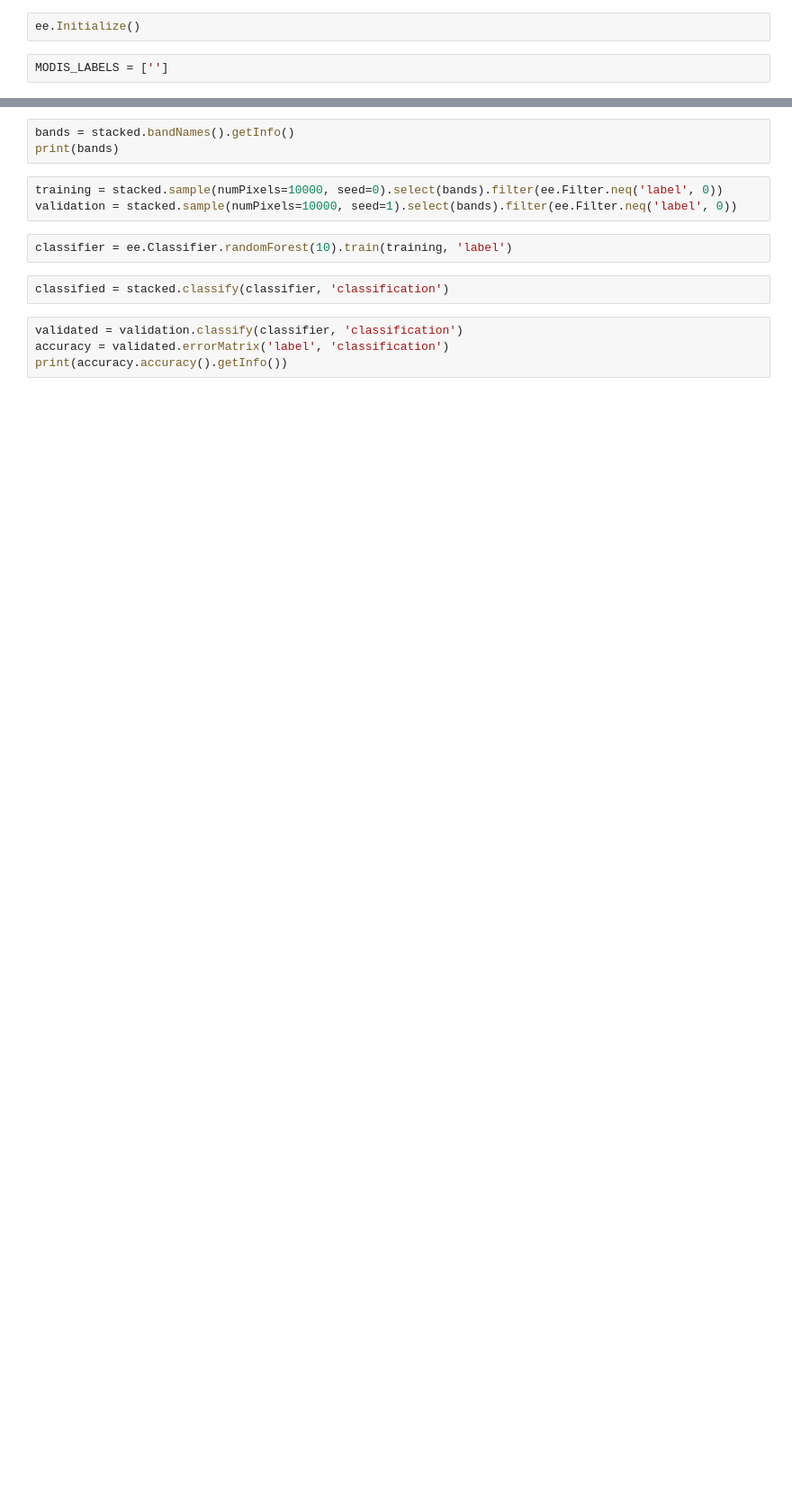
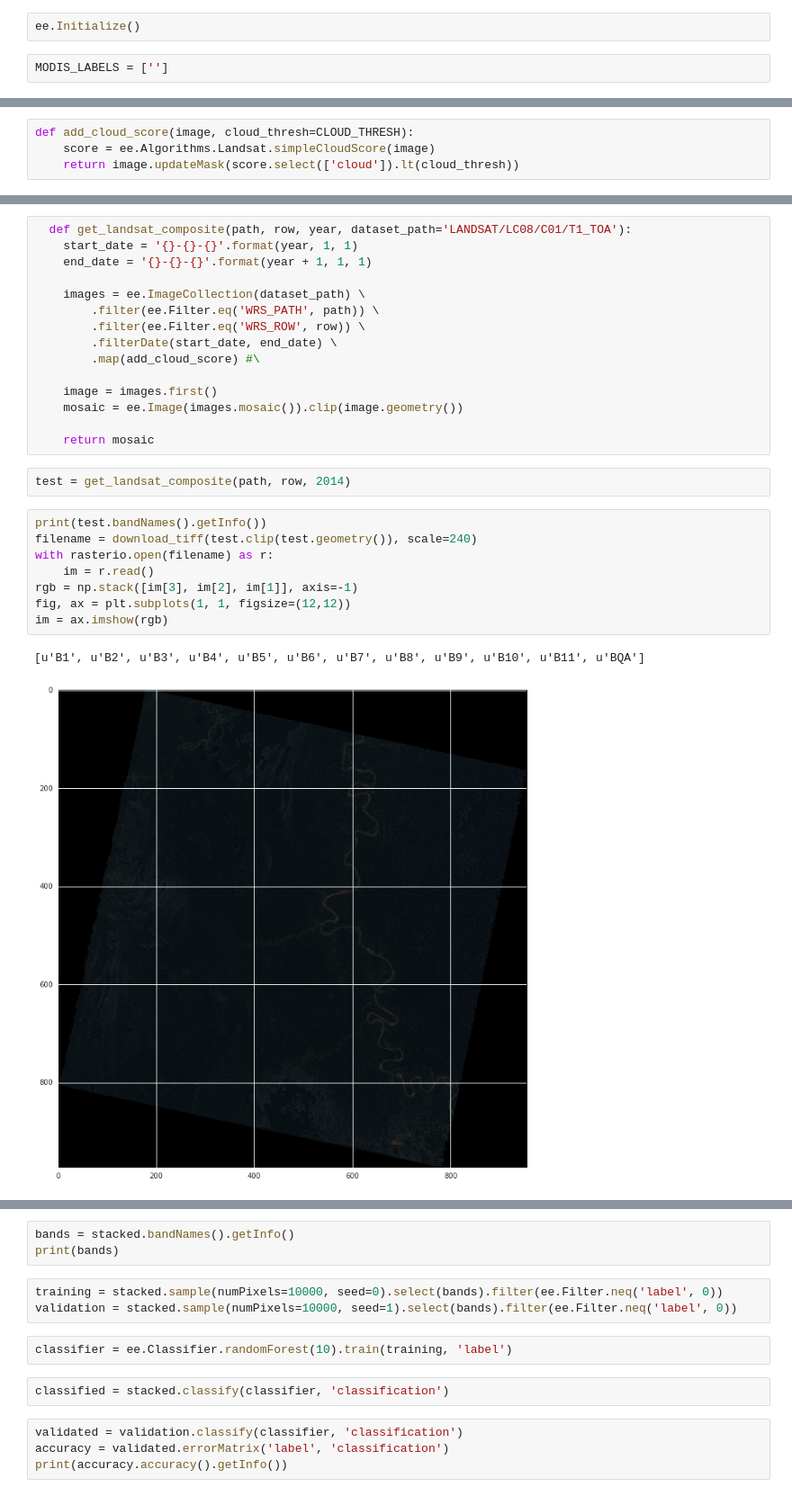
Before and after one commit to nongroup-lanl/ee-notebooks, a Jupyter notebook: ee-sandbox.ipynb, the cells around one changed output, grey strips where cells are left out. Shown at 90% size. Cells and saved outputs as stored; diff of their text form; blank space fills up the shorter version.

```diff
--- a/ee-sandbox.ipynb
+++ b/ee-sandbox.ipynb
@@ -19,0 +63,4 @@ img = get_landsat_image(path, row, year, month, day)
+# %%
+def add_cloud_score(image, cloud_thresh=CLOUD_THRESH):
+    score = ee.Algorithms.Landsat.simpleCloudScore(image)
+    return image.updateMask(score.select(['cloud']).lt(cloud_thresh))
@@ -19,0 +117,28 @@ img = get_landsat_image(path, row, year, month, day)
+# %%
+  def get_landsat_composite(path, row, year, dataset_path='LANDSAT/LC08/C01/T1_TOA'):
+    start_date = '{}-{}-{}'.format(year, 1, 1)
+    end_date = '{}-{}-{}'.format(year + 1, 1, 1)
+
+    images = ee.ImageCollection(dataset_path) \
+        .filter(ee.Filter.eq('WRS_PATH', path)) \
+        .filter(ee.Filter.eq('WRS_ROW', row)) \
+        .filterDate(start_date, end_date) \
+        .map(add_cloud_score) #\
+
+    image = images.first()
+    mosaic = ee.Image(images.mosaic()).clip(image.geometry())
+
+    return mosaic
+# %%
+test = get_landsat_composite(path, row, 2014)
+# %%
+print(test.bandNames().getInfo())
+filename = download_tiff(test.clip(test.geometry()), scale=240)
+with rasterio.open(filename) as r:
+    im = r.read()
+rgb = np.stack([im[3], im[2], im[1]], axis=-1)
+fig, ax = plt.subplots(1, 1, figsize=(12,12))
+im = ax.imshow(rgb)
+# %% [output]
+[u'B1', u'B2', u'B3', u'B4', u'B5', u'B6', u'B7', u'B8', u'B9', u'B10', u'B11', u'BQA']
+[figure, added]
```
Also changed, not shown: parts of 25 cells of this notebook.
